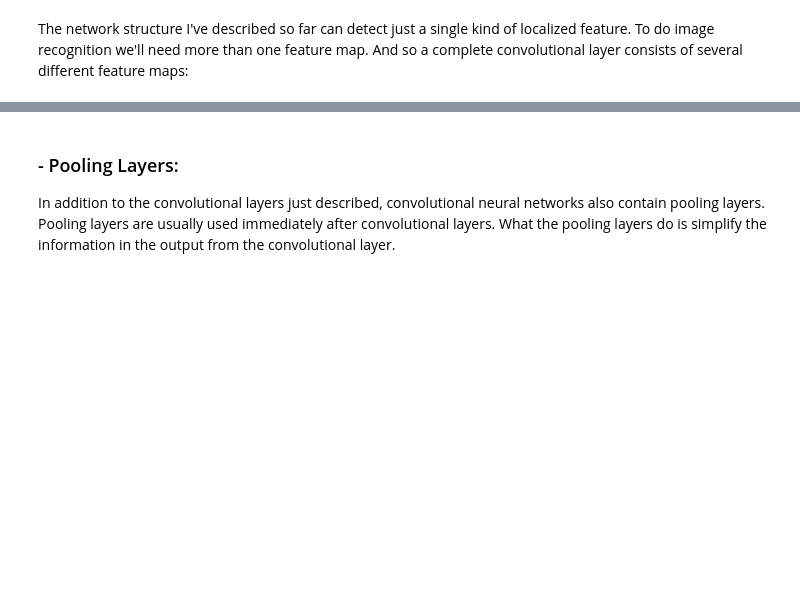
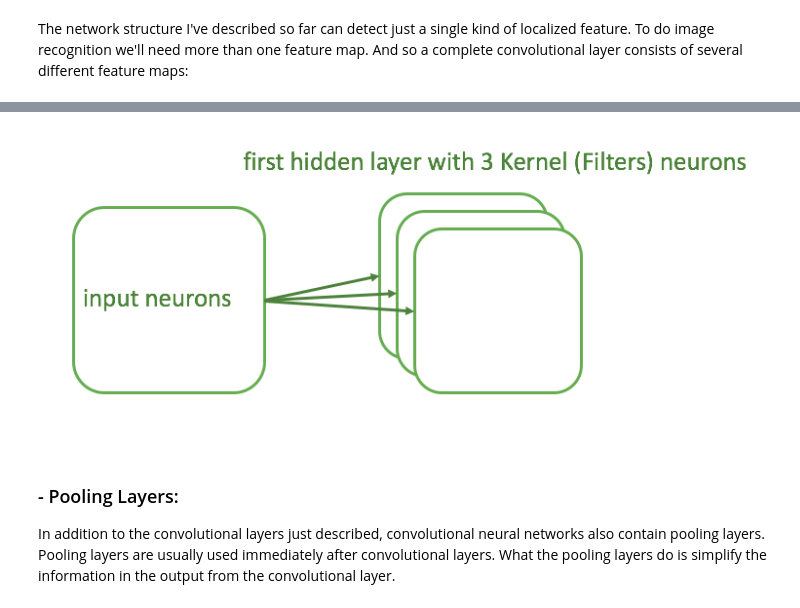
Before and after one commit to cloudandbigdatalab/Big-Data-Machine-Learning-Doc, a Jupyter notebook: Raw/Ali/CNN_tf.ipynb, the cells around one changed output, grey strips where cells are left out. Cells and saved outputs as stored; diff of their text form; code cells hidden in the pictures; blank space fills up the shorter version.

```diff
--- a/Raw/Ali/CNN_tf.ipynb
+++ b/Raw/Ali/CNN_tf.ipynb
@@ -88,6 +98,11 @@ A big advantage of sharing weights and biases is that it greatly reduces the num
 The network structure I've described so far can detect just a single kind of localized feature. To do image recognition we'll need more than one feature map. And so a complete convolutional layer consists of several different feature maps:
 # %% [markdown]
 ![eximage](http://localhost:7777/files/Big-Data-Machine-Learning-Doc/Raw/Ali/pic/Kernel.png)
+# %%
+from IPython.display import Image, display
+display(Image(filename='pic/Kernel.png'))
+# %% [output]
+[figure, added]
 # %% [markdown]
 ### - Pooling Layers:
 In addition to the convolutional layers just described, convolutional neural networks also contain pooling layers. Pooling layers are usually used immediately after convolutional layers. What the pooling layers do is simplify the information in the output from the convolutional layer.
```
Also changed, not shown: parts of 16 cells of this notebook.
